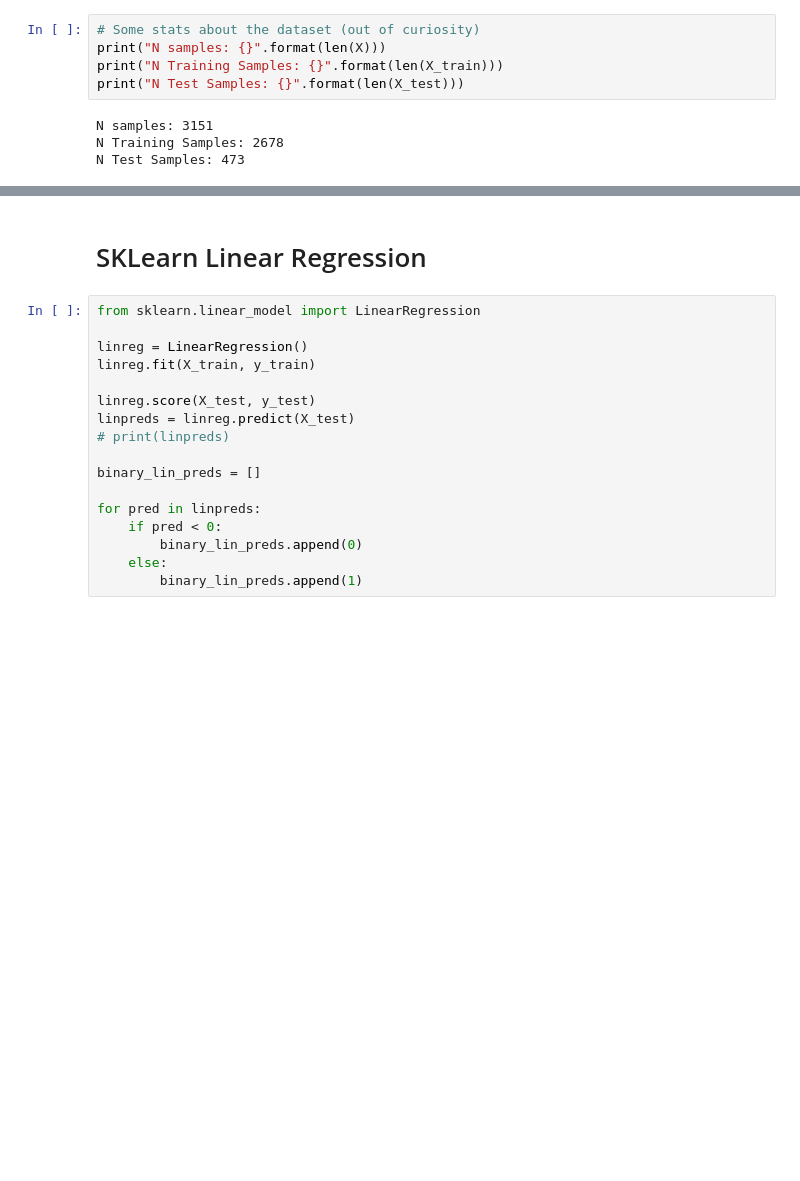
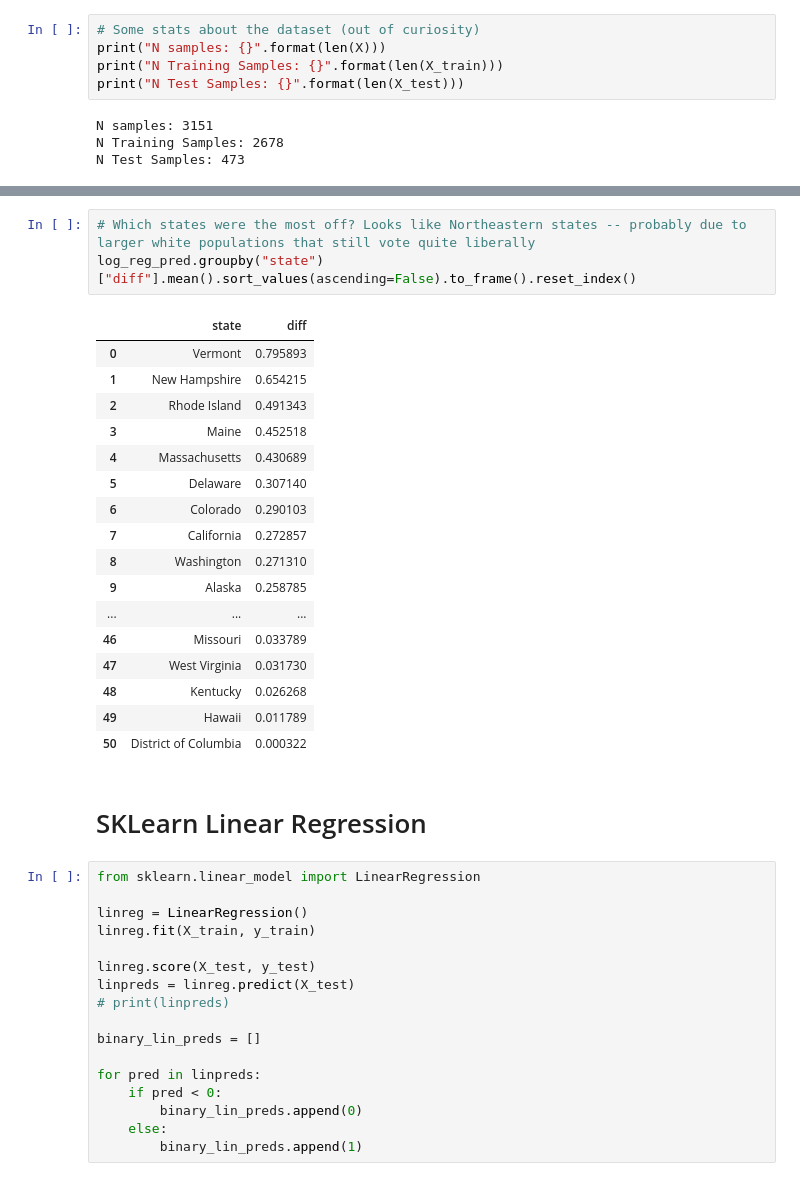
Before and after one commit to samchat5/EECE5644-project, a Jupyter notebook: log_reg.ipynb, the cells around one changed output, grey strips where cells are left out. Saved outputs shown, nothing was run; the diff lists cells and outputs as text; blank space fills up the shorter version.

```diff
--- a/log_reg.ipynb
+++ b/log_reg.ipynb
@@ -126,3 +180,24 @@ X_train, X_test, y_train, y_test = train_test_split(X_standardized, y, test_size
+# %%
+# Which states were the most off? Looks like Northeastern states -- probably due to larger white populations that still vote quite liberally
+log_reg_pred.groupby("state")["diff"].mean().sort_values(ascending=False).to_frame().reset_index()
+# %% [output]
+|  | state | diff |
+| 0 | Vermont | 0.795893 |
+| 1 | New Hampshire | 0.654215 |
+| 2 | Rhode Island | 0.491343 |
+| 3 | Maine | 0.452518 |
+| 4 | Massachusetts | 0.430689 |
+| 5 | Delaware | 0.307140 |
+| 6 | Colorado | 0.290103 |
+| 7 | California | 0.272857 |
+| 8 | Washington | 0.271310 |
+| 9 | Alaska | 0.258785 |
+| ... | ... | ... |
+| 46 | Missouri | 0.033789 |
+| 47 | West Virginia | 0.031730 |
+| 48 | Kentucky | 0.026268 |
+| 49 | Hawaii | 0.011789 |
+| 50 | District of Columbia | 0.000322 |
 # %% [markdown]
 # SKLearn Linear Regression
 # %%
```
Also changed, not shown: parts of 9 cells of this notebook, 5 other files.
